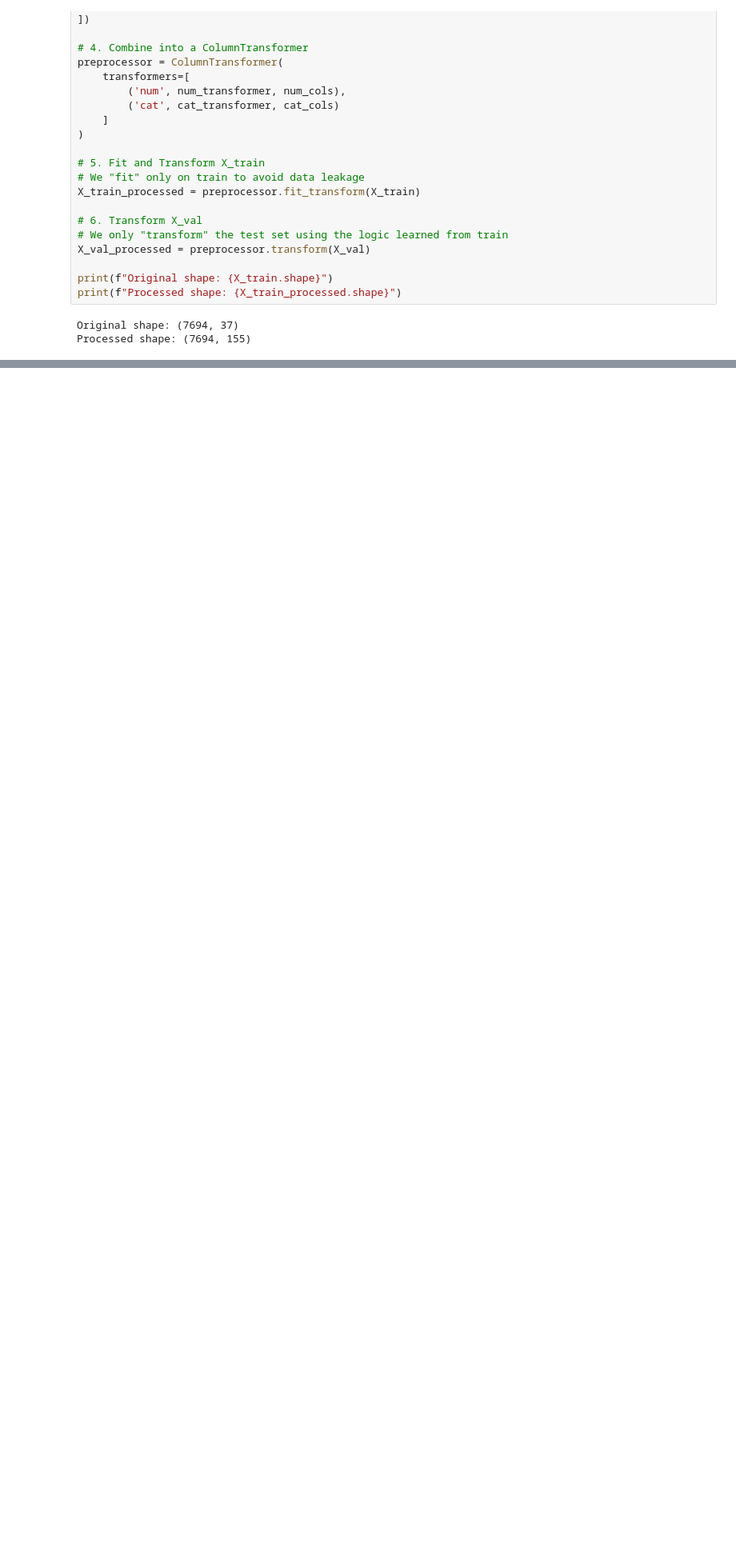
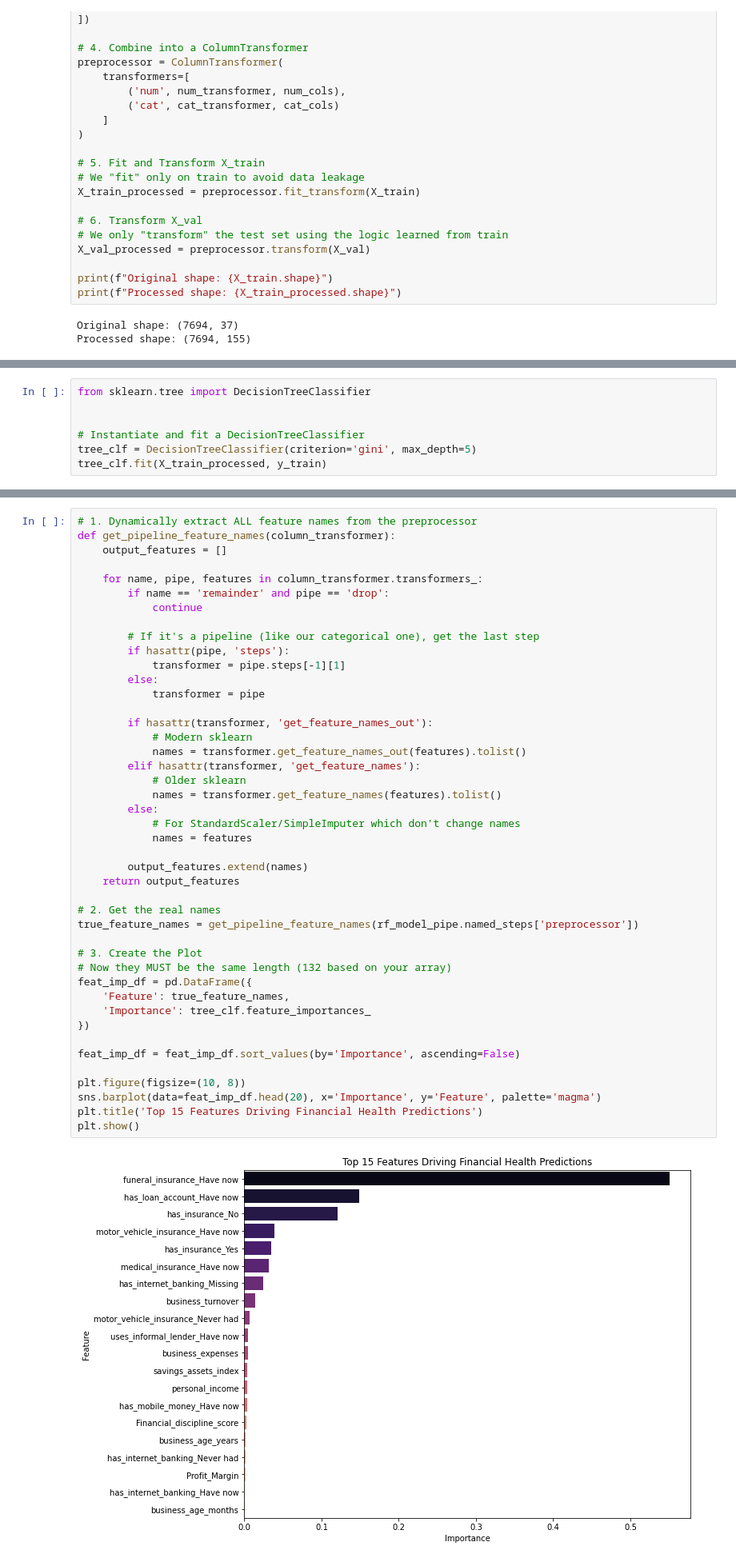
Before and after one commit to Victoria-ui227/financial_health_predictionChallenge, a Jupyter notebook: randomforest.ipynb, the cells around one changed output, grey strips where cells are left out. Shown at 80% size. Drawn from its saved outputs; the diff is of its cells as text; blank space fills up the shorter version.

```diff
--- a/randomforest.ipynb
+++ b/randomforest.ipynb
@@ -286,0 +977,7 @@ Processed shape: (7694, 155)
+# %%
+from sklearn.tree import DecisionTreeClassifier
+
+
+# Instantiate and fit a DecisionTreeClassifier
+tree_clf = DecisionTreeClassifier(criterion='gini', max_depth=5)
+tree_clf.fit(X_train_processed, y_train)
@@ -286,0 +1007,46 @@ Processed shape: (7694, 155)
+# %%
+# 1. Dynamically extract ALL feature names from the preprocessor
+def get_pipeline_feature_names(column_transformer):
+    output_features = []
+
+    for name, pipe, features in column_transformer.transformers_:
+        if name == 'remainder' and pipe == 'drop':
+            continue
+
+        # If it's a pipeline (like our categorical one), get the last step
+        if hasattr(pipe, 'steps'):
+            transformer = pipe.steps[-1][1]
+        else:
+            transformer = pipe
+
+        if hasattr(transformer, 'get_feature_names_out'):
+            # Modern sklearn
+            names = transformer.get_feature_names_out(features).tolist()
+        elif hasattr(transformer, 'get_feature_names'):
+            # Older sklearn
+            names = transformer.get_feature_names(features).tolist()
+        else:
+            # For StandardScaler/SimpleImputer which don't change names
+            names = features
+
+        output_features.extend(names)
+    return output_features
+
+# 2. Get the real names
+true_feature_names = get_pipeline_feature_names(rf_model_pipe.named_steps['preprocessor'])
+
+# 3. Create the Plot
+# Now they MUST be the same length (132 based on your array)
+feat_imp_df = pd.DataFrame({
+    'Feature': true_feature_names,
+    'Importance': tree_clf.feature_importances_
+})
+
+feat_imp_df = feat_imp_df.sort_values(by='Importance', ascending=False)
+
+plt.figure(figsize=(10, 8))
+sns.barplot(data=feat_imp_df.head(20), x='Importance', y='Feature', palette='magma')
+plt.title('Top 15 Features Driving Financial Health Predictions')
+plt.show()
+# %% [output]
+[figure, added]
```
Also changed, not shown: parts of 37 cells of this notebook, 4 other files.
